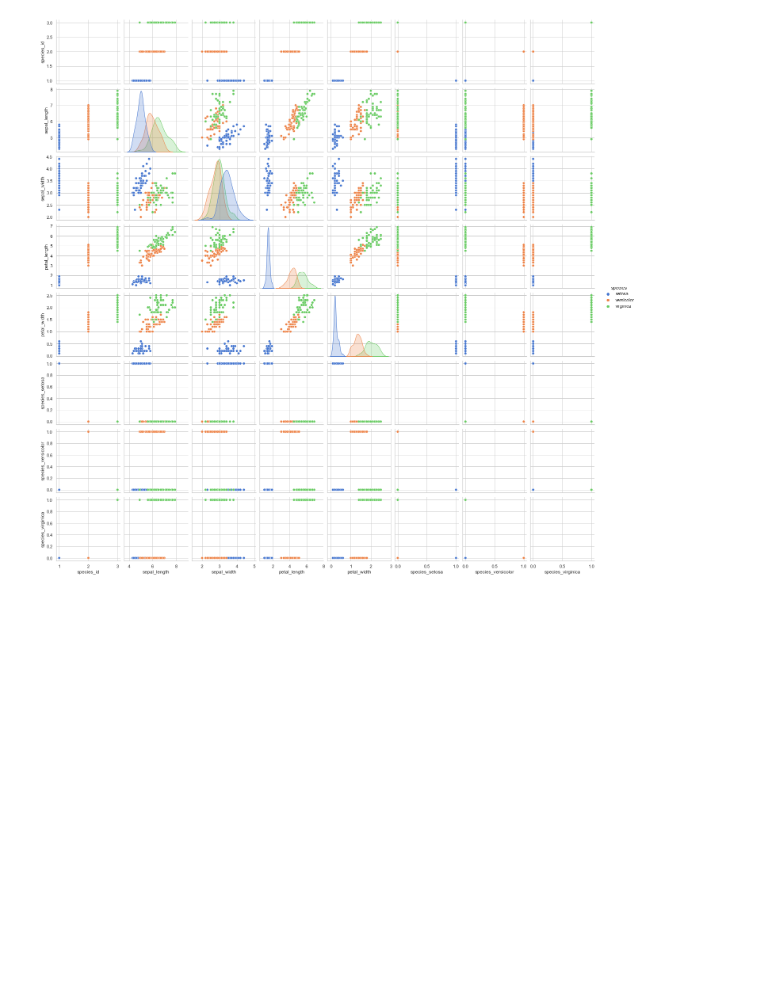
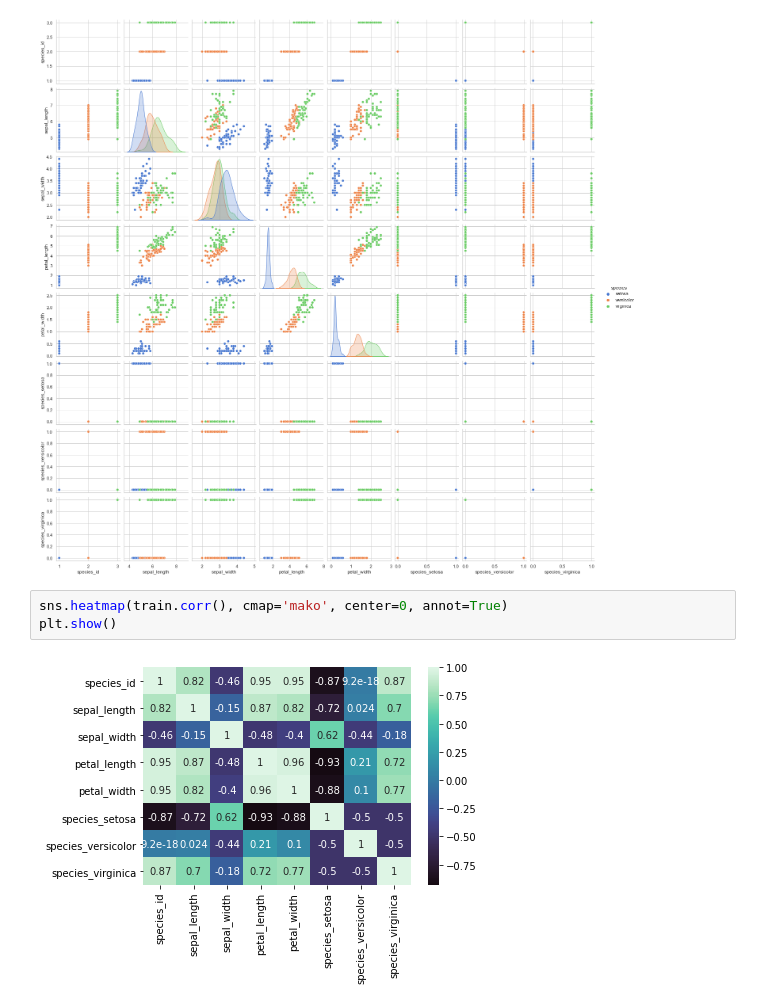
Before and after one commit to veronica-f-reyes/classification-exercises, a Jupyter notebook: classification_exercises.ipynb, the cells around one changed output. Cells and saved outputs as stored; diff of their text form; blank space fills up the shorter version.

```diff
--- a/classification_exercises.ipynb
+++ b/classification_exercises.ipynb
@@ -922,3 +926,8 @@ sns.pairplot(df, hue='species')
 plt.show()
 # %% [output]
 [figure]
+# %%
+sns.heatmap(train.corr(), cmap='mako', center=0, annot=True)
+plt.show()
+# %% [output]
+[figure, added]
```
Also changed, not shown: parts of 1 cell of this notebook, 1 other file.
